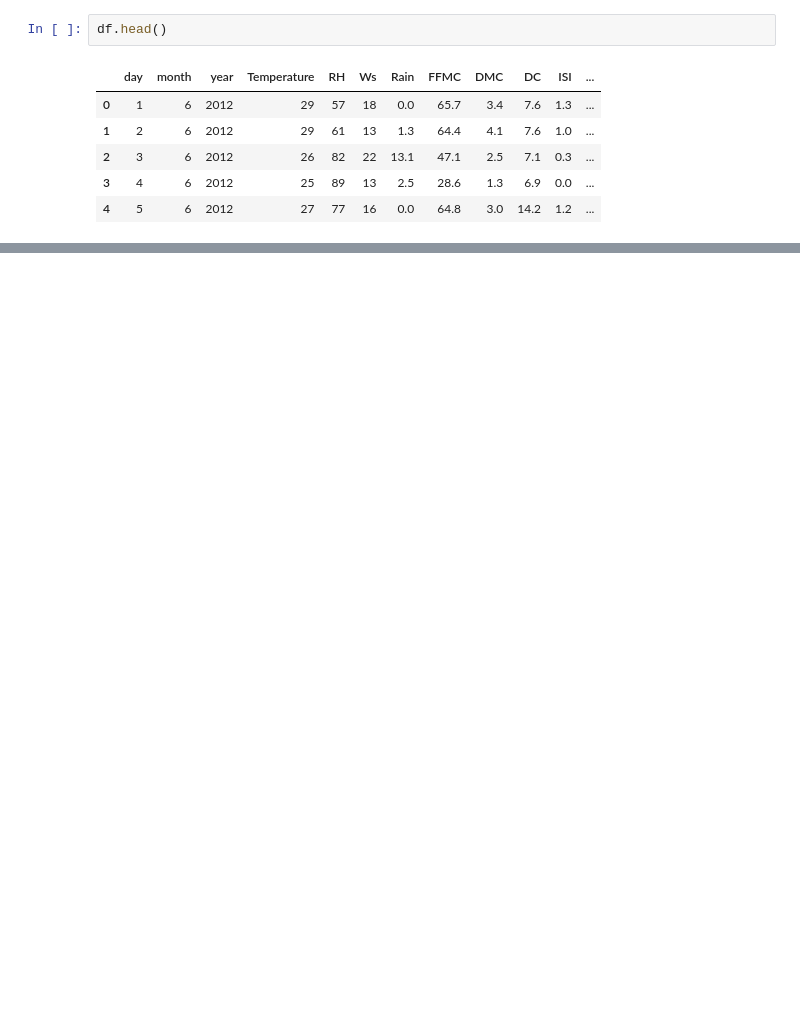
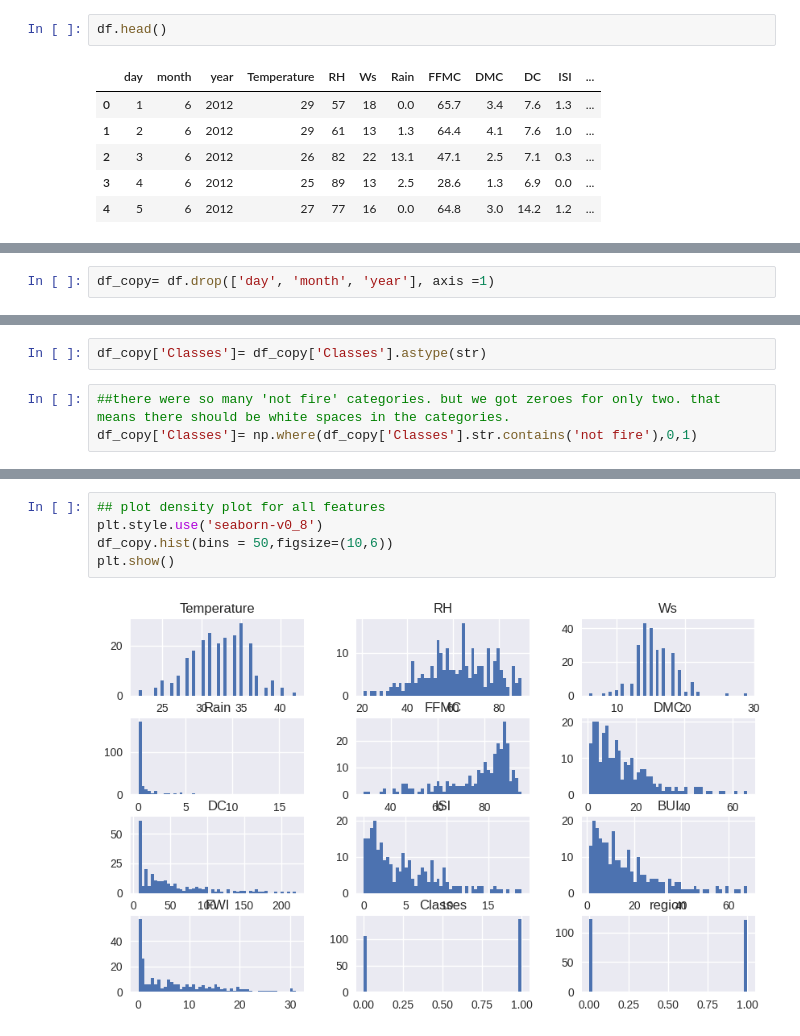
Before and after one commit to Nikhil9490/ML_Algorithms_Revision, a Jupyter notebook: EDA_Feature_Engineering/Basic_cleaning_and_feature_engineering_ipynb.ipynb, the cells around one changed output, grey strips where cells are left out. Cells and saved outputs as stored; diff of their text form; blank space fills up the shorter version.

```diff
--- a/EDA_Feature_Engineering/Basic_cleaning_and_feature_engineering_ipynb.ipynb
+++ b/EDA_Feature_Engineering/Basic_cleaning_and_feature_engineering_ipynb.ipynb
@@ -257,0 +262,2 @@ df.head()
+# %%
+df_copy= df.drop(['day', 'month', 'year'], axis =1)
@@ -257,0 +303,5 @@ df.head()
+# %%
+df_copy['Classes']= df_copy['Classes'].astype(str)
+# %%
+##there were so many 'not fire' categories. but we got zeroes for only two. that means there should be white spaces in the categories.
+df_copy['Classes']= np.where(df_copy['Classes'].str.contains('not fire'),0,1)
@@ -257,0 +316,7 @@ df.head()
+# %%
+## plot density plot for all features
+plt.style.use('seaborn-v0_8')
+df_copy.hist(bins = 50,figsize=(10,6))
+plt.show()
+# %% [output]
+[figure, added]
```
Also changed, not shown: parts of 19 cells of this notebook.
